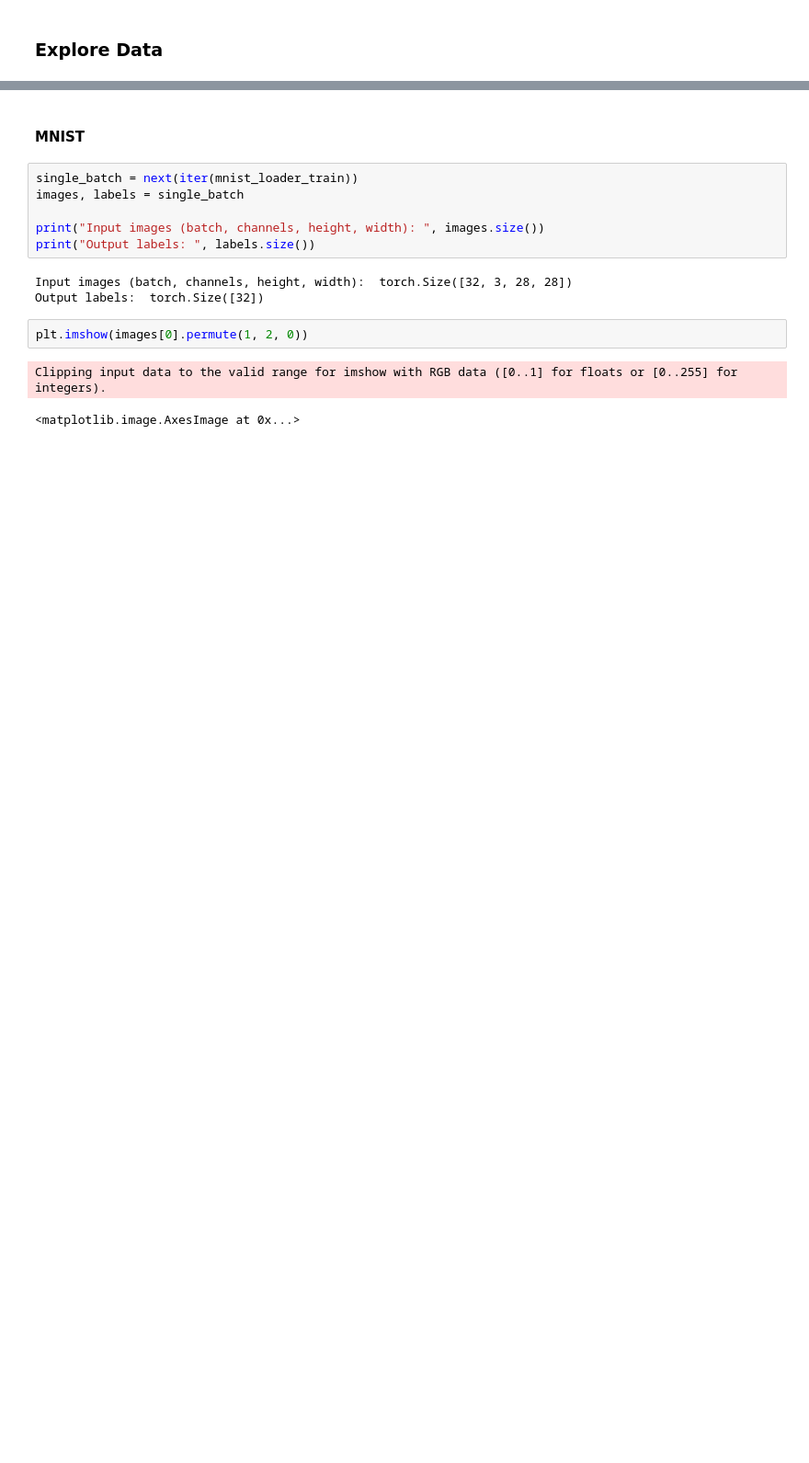
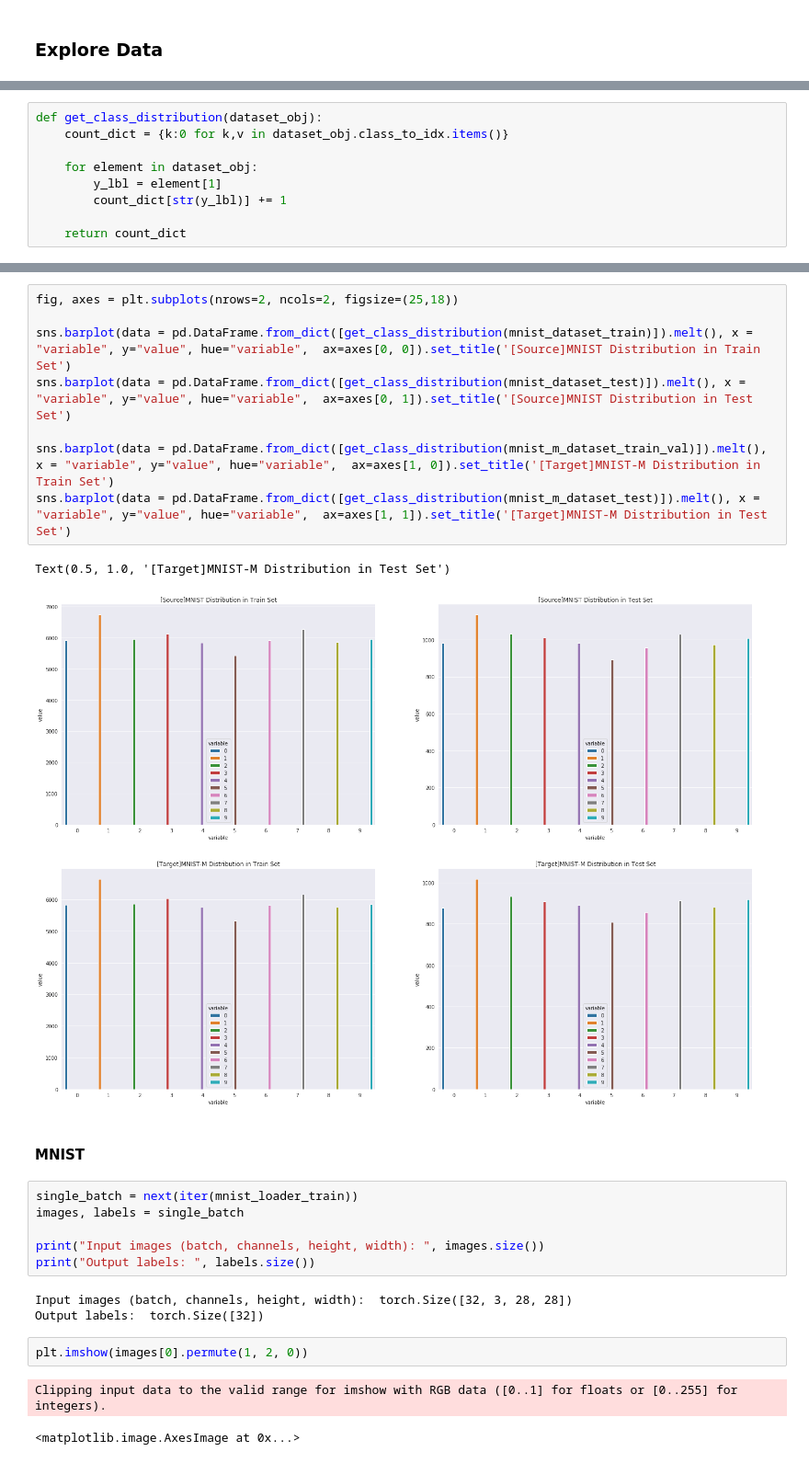
Before and after one commit to theairbend3r/how-to-train-your-neural-net, a Jupyter notebook: pytorch/computer_vision/domain_adaptation/gradient_reverse_layer.ipynb, the cells around one changed output, grey strips where cells are left out. Shown at 92% size. Cells and saved outputs as stored; diff of their text form; blank space fills up the shorter version.

```diff
--- a/pytorch/computer_vision/domain_adaptation/gradient_reverse_layer.ipynb
+++ b/pytorch/computer_vision/domain_adaptation/gradient_reverse_layer.ipynb
@@ -106,0 +152,9 @@ mnist_m_loader_test = torch.utils.data.DataLoader(mnist_m_dataset_test, batch_si
+# %%
+def get_class_distribution(dataset_obj):
+    count_dict = {k:0 for k,v in dataset_obj.class_to_idx.items()}
+
+    for element in dataset_obj:
+        y_lbl = element[1]
+        count_dict[str(y_lbl)] += 1
+
+    return count_dict
@@ -107,3 +172,14 @@ mnist_m_loader_test = torch.utils.data.DataLoader(mnist_m_dataset_test, batch_si
+# %%
+fig, axes = plt.subplots(nrows=2, ncols=2, figsize=(25,18))
+
+sns.barplot(data = pd.DataFrame.from_dict([get_class_distribution(mnist_dataset_train)]).melt(), x = "variable", y="value", hue="variable",  ax=axes[0, 0]).set_title('[Source]MNIST Distribution in Train Set')
+sns.barplot(data = pd.DataFrame.from_dict([get_class_distribution(mnist_dataset_test)]).melt(), x = "variable", y="value", hue="variable",  ax=axes[0, 1]).set_title('[Source]MNIST Distribution in Test Set')
+
+sns.barplot(data = pd.DataFrame.from_dict([get_class_distribution(mnist_m_dataset_train_val)]).melt(), x = "variable", y="value", hue="variable",  ax=axes[1, 0]).set_title('[Target]MNIST-M Distribution in Train Set')
+sns.barplot(data = pd.DataFrame.from_dict([get_class_distribution(mnist_m_dataset_test)]).melt(), x = "variable", y="value", hue="variable",  ax=axes[1, 1]).set_title('[Target]MNIST-M Distribution in Test Set')
+# %% [output]
+Text(0.5, 1.0, '[Target]MNIST-M Distribution in Test Set')
+[figure, added]
 # %% [markdown]
 #### MNIST
 # %%
```
Also changed, not shown: parts of 34 cells of this notebook.
